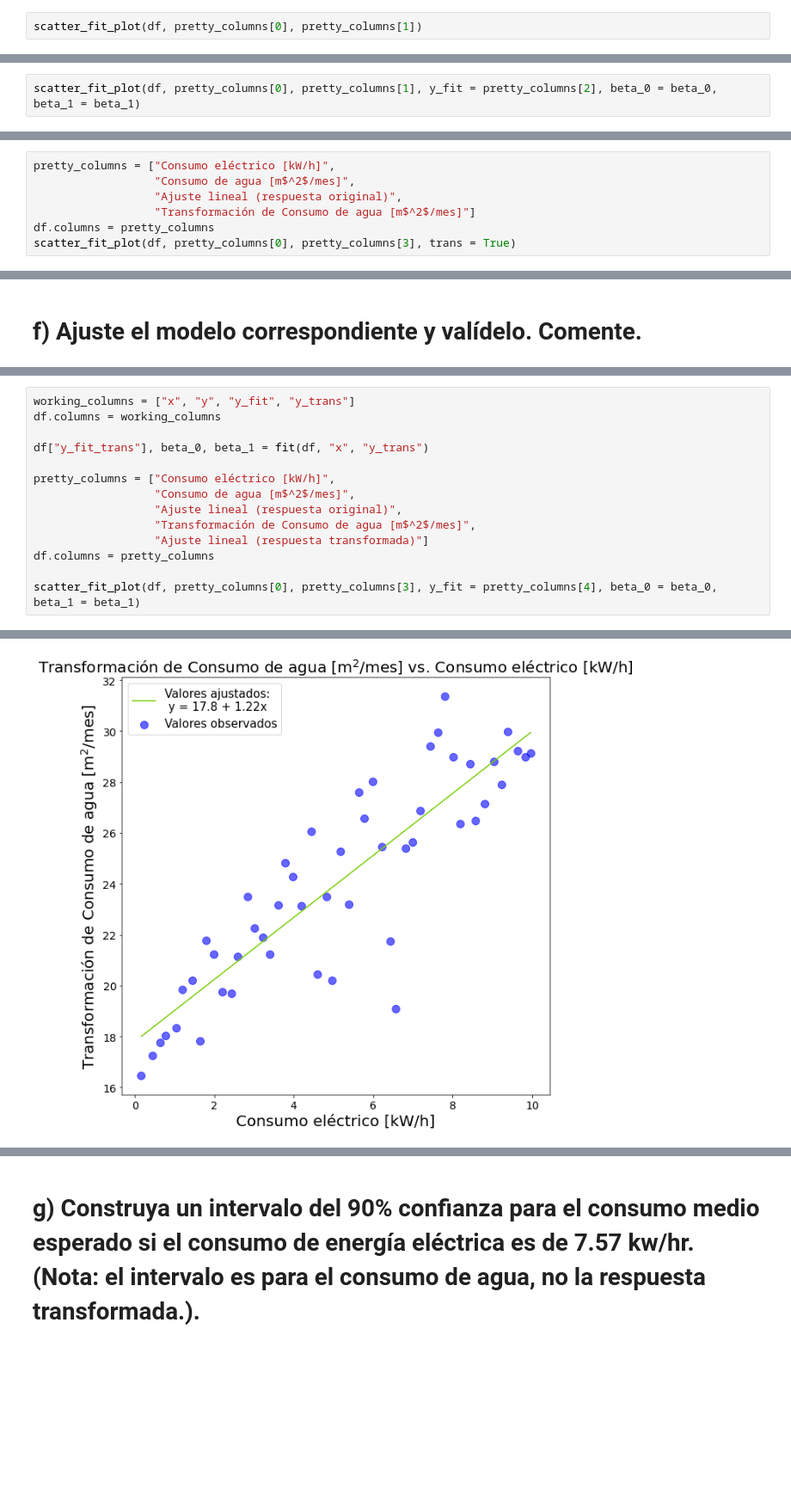
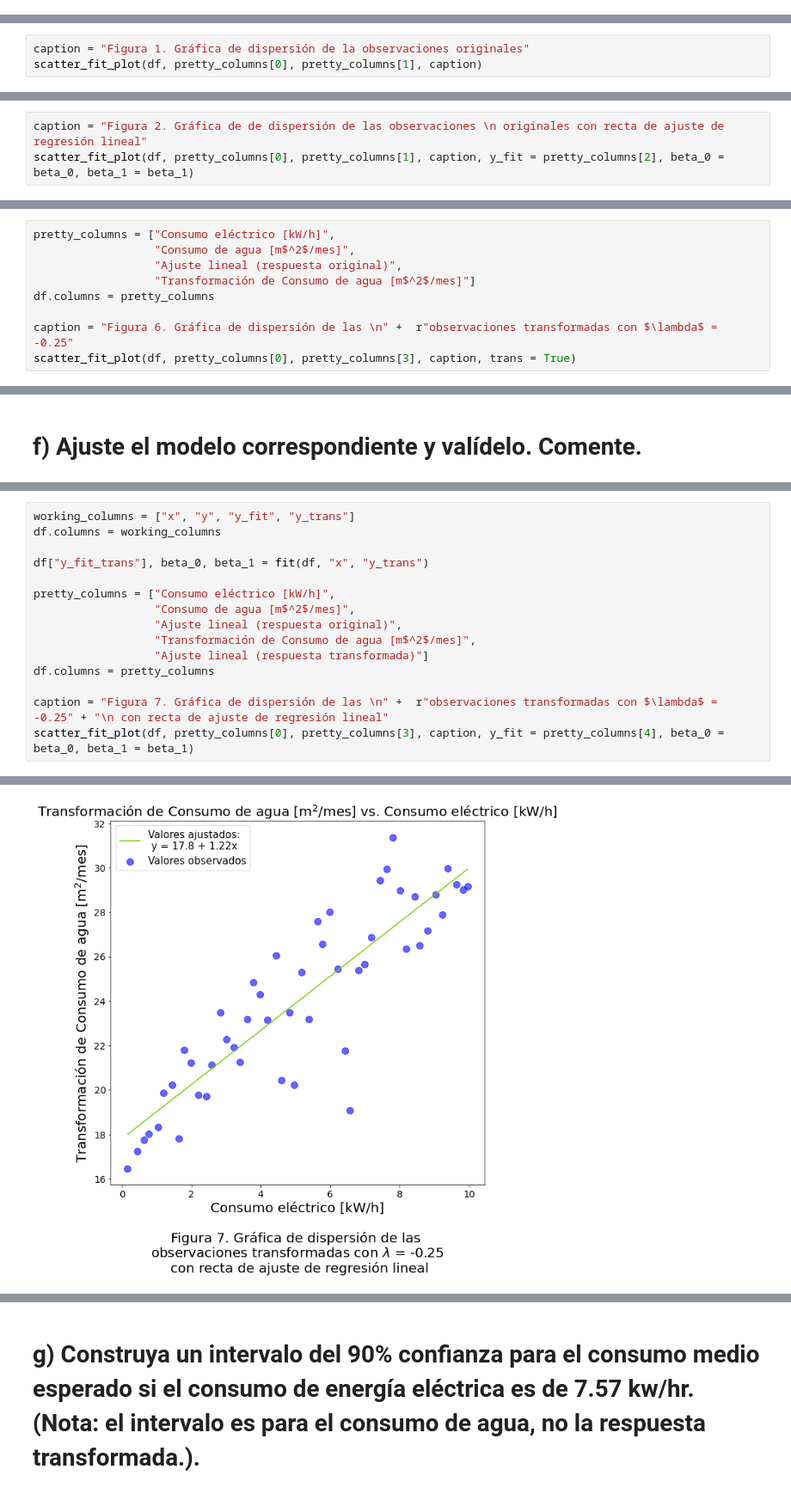
Before and after one commit to cegm/EA2-Entregables, a Jupyter notebook: Controles/Control 2/Control 2.ipynb, the cells around one changed output, grey strips where cells are left out. Shown at 86% size. Saved outputs shown, nothing was run; the diff lists cells and outputs as text; blank space fills up the shorter version.

```diff
--- a/Controles/Control 2/Control 2.ipynb
+++ b/Controles/Control 2/Control 2.ipynb
@@ -262,5 +279,3 @@ display(df.head())
 | 3 | 0.63 | 4.26 |
 | 4 | 0.76 | 4.37 |
 | 5 | 1.04 | 4.51 |
-# %%
-scatter_fit_plot(df, pretty_columns[0], pretty_columns[1])
@@ -269,0 +284,3 @@ scatter_fit_plot(df, pretty_columns[0], pretty_columns[1])
+# %%
+caption = "Figura 1. Gráfica de dispersión de la observaciones originales"
+scatter_fit_plot(df, pretty_columns[0], pretty_columns[1], caption)
@@ -278,6 +298,7 @@ pretty_columns = ["Consumo eléctrico [kW/h]",
                   "Ajuste lineal (respuesta original)"]
 df.columns = pretty_columns
 # %%
-scatter_fit_plot(df, pretty_columns[0], pretty_columns[1], y_fit = pretty_columns[2], beta_0 = beta_0, beta_1 = beta_1)
+caption = "Figura 2. Gráfica de de dispersión de las observaciones \n originales con recta de ajuste de regresión lineal"
+scatter_fit_plot(df, pretty_columns[0], pretty_columns[1], caption, y_fit = pretty_columns[2], beta_0 = beta_0, beta_1 = beta_1)
 # %% [output]
 <Figure size 432x288 with 0 Axes>
@@ -438,6 +494,8 @@ pretty_columns = ["Consumo eléctrico [kW/h]",
                   "Ajuste lineal (respuesta original)",
                   "Transformación de Consumo de agua [m$^2$/mes]"]
 df.columns = pretty_columns
-scatter_fit_plot(df, pretty_columns[0], pretty_columns[3], trans = True)
+
+caption = "Figura 6. Gráfica de dispersión de las \n" +  r"observaciones transformadas con $\lambda$ = -0.25"
+scatter_fit_plot(df, pretty_columns[0], pretty_columns[3], caption, trans = True)
 # %% [output]
 <Figure size 432x288 with 0 Axes>
@@ -447,17 +509,18 @@ scatter_fit_plot(df, pretty_columns[0], pretty_columns[3], trans = True)
 # %%
 working_columns = ["x", "y", "y_fit", "y_trans"]
 df.columns = working_columns
 
 df["y_fit_trans"], beta_0, beta_1 = fit(df, "x", "y_trans")
 
 pretty_columns = ["Consumo eléctrico [kW/h]",
                   "Consumo de agua [m$^2$/mes]",
                   "Ajuste lineal (respuesta original)",
                   "Transformación de Consumo de agua [m$^2$/mes]",
                   "Ajuste lineal (respuesta transformada)"]
 df.columns = pretty_columns
 
-scatter_fit_plot(df, pretty_columns[0], pretty_columns[3], y_fit = pretty_columns[4], beta_0 = beta_0, beta_1 = beta_1)
+caption = "Figura 7. Gráfica de dispersión de las \n" +  r"observaciones transformadas con $\lambda$ = -0.25" + "\n con recta de ajuste de regresión lineal"
+scatter_fit_plot(df, pretty_columns[0], pretty_columns[3], caption, y_fit = pretty_columns[4], beta_0 = beta_0, beta_1 = beta_1)
 # %% [output]
 <Figure size 432x288 with 0 Axes>
-[figure, old version]
+[figure, new version]
```
Also changed, not shown: parts of 37 cells of this notebook, 1 other file.
